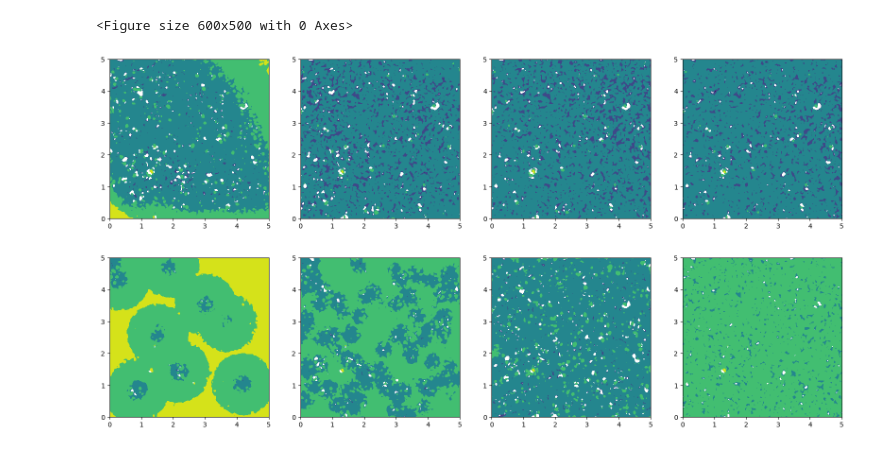
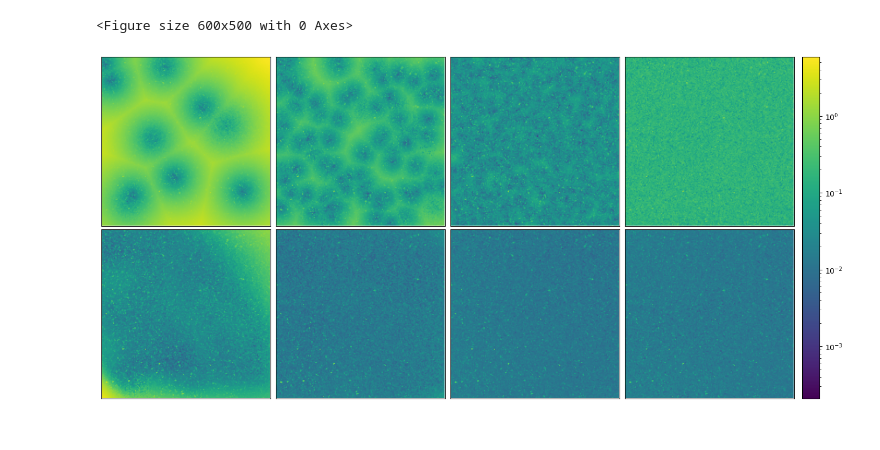
Before and after one commit to njwfish/DistributionConditionedTransport, a Jupyter notebook: notebooks/mvn_mm.ipynb, the cells around one changed output. Cells and saved outputs as stored; diff of their text form; code cells hidden in the pictures.

```diff
--- a/notebooks/mvn_mm.ipynb
+++ b/notebooks/mvn_mm.ipynb
@@ -272,0 +268,18 @@ done with dist
+# %%
+# load data
+import pickle as pkl
+emb_w2s = pkl.load(open('emb_w2s.pkl', 'rb'))
+dist_w2s = pkl.load(open('dist_w2s.pkl', 'rb'))
+target_mus = pkl.load(open('target_mus.pkl', 'rb'))
+global_emb_cache = pkl.load(open('global_emb_cache.pkl', 'rb'))
+# %%
+print("\\begin{tabular}{|c|c|c|}")
+print("\\hline")
+print("$K$ & $K$-to-$K$ $W_2^2$ & Any-to-Any $W_2^2$ \\\\")
+print("\\hline")
+for n_unique_sets in [10, 100, 1000, 10_000]:
+    emb_mean = np.mean(emb_w2s[n_unique_sets])
+    dist_mean = np.mean(dist_w2s[n_unique_sets])
+    print(f"{n_unique_sets:,} & {emb_mean:.4f} & {dist_mean:.4f} \\\\")
+print("\\hline")
+print("\\end{tabular}")
@@ -472,60 +496,66 @@ plt.tight_layout()
 # %%
 import numpy as np
 import matplotlib.pyplot as plt
 from scipy.interpolate import griddata
+from matplotlib.colors import LogNorm
 
-from matplotlib.colors import LogNorm
-from mpl_toolkits.axes_grid1 import make_axes_locatable
+fig, ax = plt.subplots(2, 4, figsize=(4 * 4, 4 * 1.65))
 
-from scipy.interpolate import RBFInterpolator
+max_w2 = max([np.max(dist_w2s[n_unique_sets]) for n_unique_sets in [10, 100, 1000, 10_000]] +
+             [np.max(emb_w2s[n_unique_sets])  for n_unique_sets in [10, 100, 1000, 10_000]])
+min_w2 = min([np.min(dist_w2s[n_unique_sets]) for n_unique_sets in [10, 100, 1000, 10_000]] +
+             [np.min(emb_w2s[n_unique_sets])  for n_unique_sets in [10, 100, 1000, 10_000]])
 
-# Suppose you have:
-# pts : (N, 2) array of 2D coordinates in [0, 5]^2
-# z   : (N,) array of W2 values at those points
-# e.g.
-# pts = np.random.rand(1000, 2) * 5
-# z = your_w2_values
+norm = LogNorm(vmin=min_w2, vmax=max_w2)
 
-fig, ax = plt.subplots(2, 4, figsize=(5 * 4, 5 * 2))
-
-max_w2 = max([np.max(dist_w2s[n_unique_sets]) for n_unique_sets in [10, 100, 1000]] + [np.max(emb_w2s[n_unique_sets]) for n_unique_sets in [10, 100, 1000]])
-min_w2 = min([np.min(dist_w2s[n_unique_sets]) for n_unique_sets in [10, 100, 1000]] + [np.min(emb_w2s[n_unique_sets]) for n_unique_sets in [10, 100, 1000]])
-
-# create norm for max_w2
-norm = LogNorm(vmin=min_w2, vmax=max_w2)
+im = None  # will hold a handle for the colorbar
 
 for i, n_unique_sets in enumerate([10, 100, 1000, 10_000]):
 
     target_mu = target_mus[n_unique_sets]
-    dist_w2 = dist_w2s[n_unique_sets]
-    emb_w2 = emb_w2s[n_unique_sets]
+    dist_w2   = dist_w2s[n_unique_sets]
+    emb_w2    = emb_w2s[n_unique_sets]
 
-    # 1. Make a regular grid covering [0,5] × [0,5]
     grid_x, grid_y = np.meshgrid(
         np.linspace(0, 5, 300),
         np.linspace(0, 5, 300)
     )
 
-    rbf = RBFInterpolator(target_mu, dist_w2, kernel="thin_plate_spline")
+    grid_z_dist = griddata(
+        points=target_mu,
+        values=dist_w2,
+        xi=(grid_x, grid_y),
+        method='linear'
+    )
 
-    grid_points = np.column_stack([grid_x.ravel(), grid_y.ravel()])
-    grid_z_dist = rbf(grid_points).reshape(grid_x.shape)
+    grid_z_emb = griddata(
+        points=target_mu,
+        values=emb_w2,
+        xi=(grid_x, grid_y),
+        method='linear'
+    )
 
-    rbf = RBFInterpolator(target_mu, emb_w2, kernel="thin_plate_spline")
-    grid_z_emb = rbf(grid_points).reshape(grid_x.shape)
+    # plot (same as you had)
+    im = ax[0, i].imshow(grid_z_emb, extent=[0, 5, 0, 5],
+                         origin="lower", cmap="viridis", norm=norm)
+    ax[1, i].imshow(grid_z_dist, extent=[0, 5, 0, 5],
+                    origin="lower", cmap="viridis", norm=norm)
 
-    # 3. Plot
-    plt.figure(figsize=(6, 5))
+for a in ax.ravel():
+    a.set_aspect('equal')
+    a.set_xticks([])
+    a.set_yticks([])
 
-    # Filled contours
-    cs = ax[0, i].contourf(grid_x, grid_y, grid_z_dist, levels=30, cmap="viridis", norm=norm)
-    cs = ax[1, i].contourf(grid_x, grid_y, grid_z_emb, levels=30, cmap="viridis", norm=norm)
+# tighten spacing between subplots
+fig.subplots_adjust(left=0.02, right=0.98,
+                    bottom=0.02, top=0.98,
+                    wspace=0.02, hspace=0.02)
 
-    # for j in range(n_unique_sets):
-    #     ax[0, i].scatter(ds.mu[j][0], ds.mu[j][1], color='red', alpha=1.0, s=8)
-    #     ax[1, i].scatter(ds.mu[j][0], ds.mu[j][1], color='red', alpha=1.0, s=8)
+# shared colorbar
+cbar = fig.colorbar(im, ax=ax.ravel().tolist(), pad=0.01, shrink=1.0)
+# optional label:
+# cbar.set_label(r"$W_2$ distance")
 
-    ax[0, i].set_aspect('equal')
-    ax[1, i].set_aspect('equal')
+plt.show()
 # %% [output]
-[figure, old version]
+[figure, new version]
```
Also changed, not shown: parts of 4 cells of this notebook, 2 other files.
